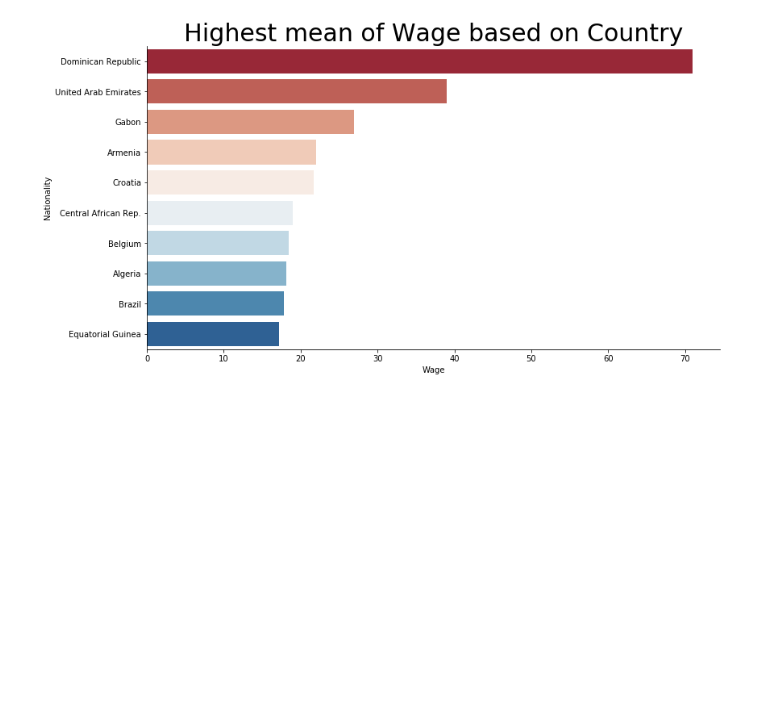
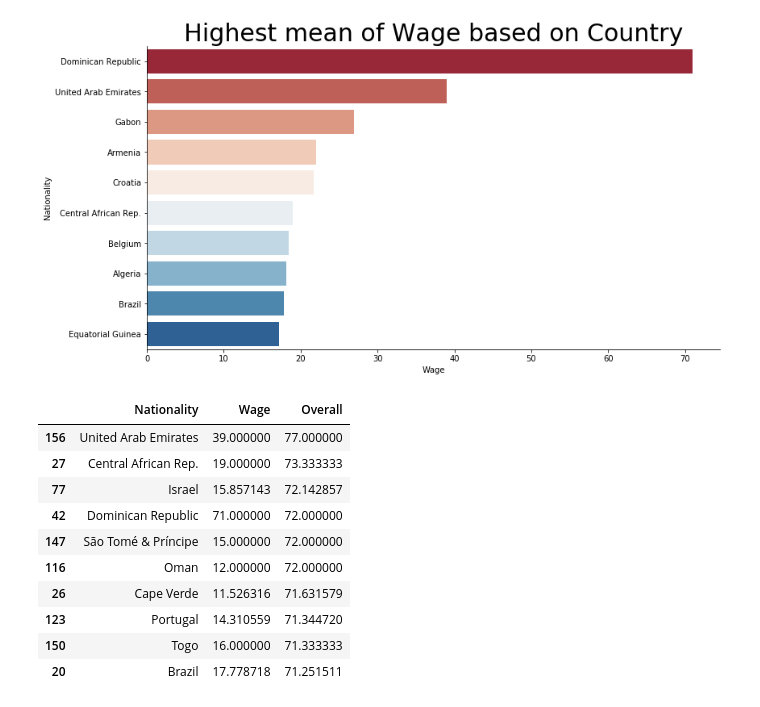
Before and after one commit to domu904/Domu.MachineLearning, a Jupyter notebook: soccerData_part3.ipynb, the cells around one changed output. Cells and saved outputs as stored; diff of their text form; code cells hidden in the pictures; blank space fills up the shorter version.

Commit message:
Analyze the wages based on clubs

```diff
--- a/soccerData_part3.ipynb
+++ b/soccerData_part3.ipynb
@@ -195,3 +195,19 @@ plt.title("Highest mean of Wage based on Country",
           fontsize=30);
 # %% [output]
 [figure]
+# %%
+avgwageoverall.sort_values(by="Overall",inplace=True,ascending=False)
+top10byoverall = avgwageoverall.iloc[0:10,:]
+top10byoverall
+# %% [output]
+|  | Nationality | Wage | Overall |
+| 156 | United Arab Emirates | 39.000000 | 77.000000 |
+| 27 | Central African Rep. | 19.000000 | 73.333333 |
+| 77 | Israel | 15.857143 | 72.142857 |
+| 42 | Dominican Republic | 71.000000 | 72.000000 |
+| 147 | São Tomé & Príncipe | 15.000000 | 72.000000 |
+| 116 | Oman | 12.000000 | 72.000000 |
+| 26 | Cape Verde | 11.526316 | 71.631579 |
+| 123 | Portugal | 14.310559 | 71.344720 |
+| 150 | Togo | 16.000000 | 71.333333 |
+| 20 | Brazil | 17.778718 | 71.251511 |
```
Also changed, not shown: parts of 2 cells of this notebook.
